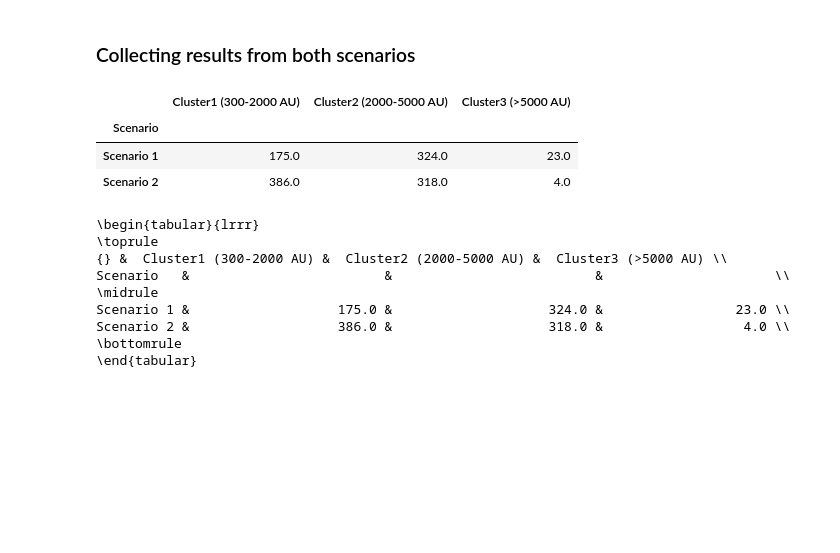
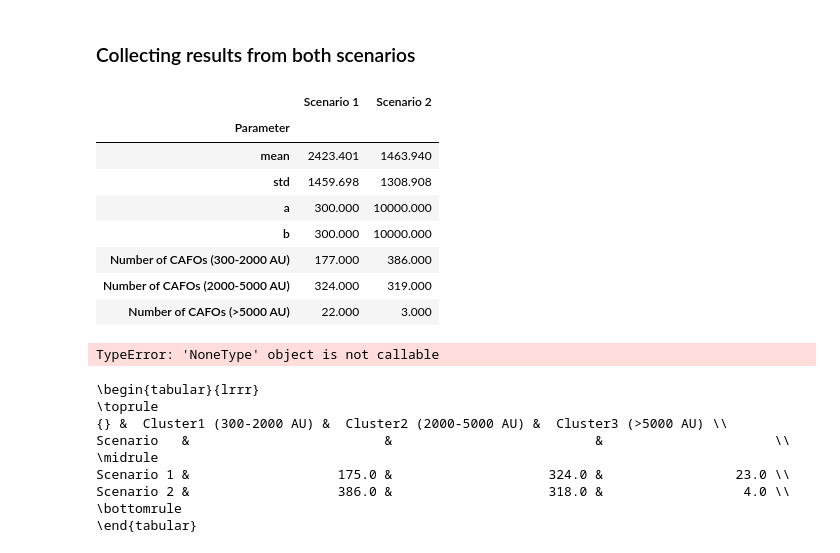
Before and after one commit to emartinher-ULaval/Ontario_P-FlowsRecovery, a Jupyter notebook: Data/CAFOSSizesDistributions/CAFOS_Sizes_Distributions.ipynb, the cells around one changed output. Saved outputs shown, nothing was run; the diff lists cells and outputs as text; code cells hidden in the pictures; blank space fills up the shorter version.

```diff
--- a/Data/CAFOSSizesDistributions/CAFOS_Sizes_Distributions.ipynb
+++ b/Data/CAFOSSizesDistributions/CAFOS_Sizes_Distributions.ipynb
@@ -769,18 +838,43 @@ Results_Scenario2_df
 # %% [markdown]
 ### Collecting results from both scenarios
 # %%
-CAFOsSize_Scenarios = pd.concat([Results_Scenario1_df,Results_Scenario2_df], ignore_index=True)
-CAFOsSize_Scenarios['Scenario'] = ['Scenario 1','Scenario 2']
-CAFOsSize_Scenarios = CAFOsSize_Scenarios.set_index('Scenario')
+Results_Scenario1_df = pd.read_csv('Scenario1/Results_Scenario1_df.csv', sep=",", header=0, index_col=0)
+Results_Scenario2_df = pd.read_csv('Scenario2/Results_Scenario2_df.csv', sep=",", header=0, index_col=0)
+
+CAFOsSize_Scenarios = pd.concat([Results_Scenario1_df,Results_Scenario2_df], axis=1)
+# CAFOsSize_Scenarios['Scenario'] = ['Scenario 1','Scenario 2']
+# CAFOsSize_Scenarios = CAFOsSize_Scenarios.set_index('Scenario')
+
+CAFOsSize_Scenarios.loc['mean'] = [param_df_Scenario1.loc['mean']['Mean'],param_df_Scenario2.loc['mean']['Mean']]
+CAFOsSize_Scenarios.loc['std'] = [param_df_Scenario1.loc['std']['Mean'],param_df_Scenario2.loc['std']['Mean']]
+CAFOsSize_Scenarios.loc['a'] = [Cluster1_lb_ub[0],Cluster3_lb_ub[1]]
+CAFOsSize_Scenarios.loc['b'] = [Cluster1_lb_ub[0],Cluster3_lb_ub[1]]
+
+CAFOsSize_Scenarios = CAFOsSize_Scenarios.reindex(["mean", "std", "a","b",
+                                                   "Number of CAFOs (300-2000 AU)",
+                                                   "Number of CAFOs (2000-5000 AU)",
+                                                   "Number of CAFOs (>5000 AU)",])
+
+CAFOsSize_Scenarios = CAFOsSize_Scenarios.round(3)
+CAFOsSize_Scenarios.index = CAFOsSize_Scenarios.index.rename('Parameter')
 
 CAFOsSize_Scenarios.to_csv('CAFOsSize_Scenarios.csv')
 
 CAFOsSize_Scenarios
 # %% [output]
-|  | Cluster1 (300-2000 AU) | Cluster2 (2000-5000 AU) | Cluster3 (>5000 AU) |
-| Scenario |  |  |  |
-| Scenario 1 | 175.0 | 324.0 | 23.0 |
-| Scenario 2 | 386.0 | 318.0 | 4.0 |
+|  | Scenario 1 | Scenario 2 |
+| Parameter |  |  |
+| mean | 2423.401 | 1463.940 |
+| std | 1459.698 | 1308.908 |
+| a | 300.000 | 10000.000 |
+| b | 300.000 | 10000.000 |
+| Number of CAFOs (300-2000 AU) | 177.000 | 386.000 |
+| Number of CAFOs (2000-5000 AU) | 324.000 | 319.000 |
+| Number of CAFOs (>5000 AU) | 22.000 | 3.000 |
+# %%
+CAFOsSize_Scenarios.index.name()
+# %% [output]
+TypeError: 'NoneType' object is not callable
 # %%
 print(CAFOsSize_Scenarios.to_latex(index=True))
 # %% [output]
```
Also changed, not shown: parts of 6 cells of this notebook, 15 other files.
